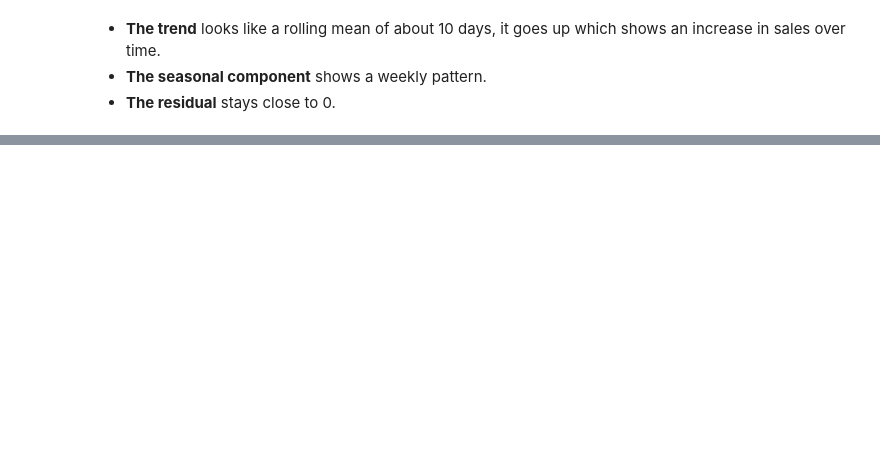
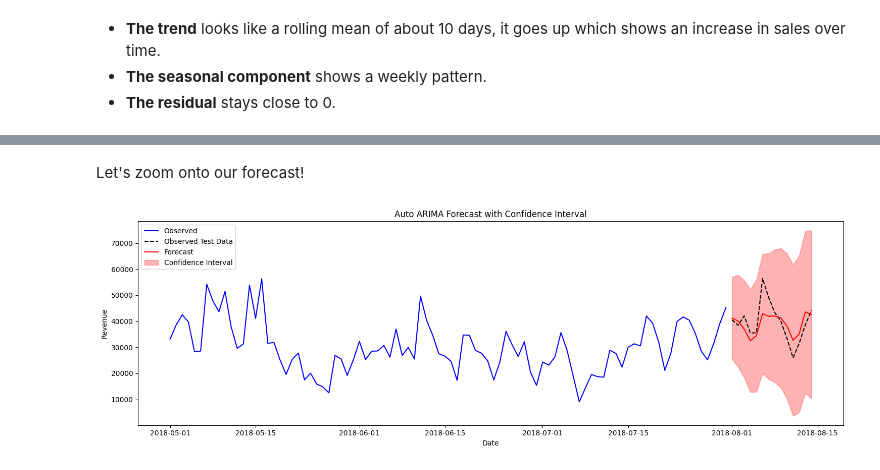
Before and after one commit to Romaric1209/Olist, a Jupyter notebook: Data Analysis Income, Costs and Prediction.ipynb, the cells around one changed output, grey strips where cells are left out. Saved outputs shown, nothing was run; the diff lists cells and outputs as text; code cells hidden in the pictures; blank space fills up the shorter version.

```diff
--- a/Data Analysis Income, Costs and Prediction.ipynb
+++ b/Data Analysis Income, Costs and Prediction.ipynb
@@ -712,0 +766,20 @@ This whole process helps a company like Olist:
+# %% [markdown]
+Let's zoom onto our forecast!
+# %%
+zoom_df = daily_revenue['2018-05-01':'2018-07-31']
+
+plt.figure(figsize=(15, 5))
+
+plt.plot(zoom_df.index, zoom_df, label='Observed', color='blue')  # training data
+plt.plot(df_test.index, df_test, label='Observed Test Data', color='black', linestyle='--')  # test data
+plt.plot(forecast_series, label='Forecast', color='red')  # forecast
+plt.fill_between(forecast_index, lower_series, upper_series, color='red', alpha=0.3, label='Confidence Interval')
+
+plt.title('Auto ARIMA Forecast with Confidence Interval')
+plt.xlabel('Date')
+plt.ylabel('Revenue')
+plt.legend()
+plt.tight_layout()
+plt.show()
+# %% [output]
+[figure, added]
```
Also changed, not shown: parts of 55 cells of this notebook.
